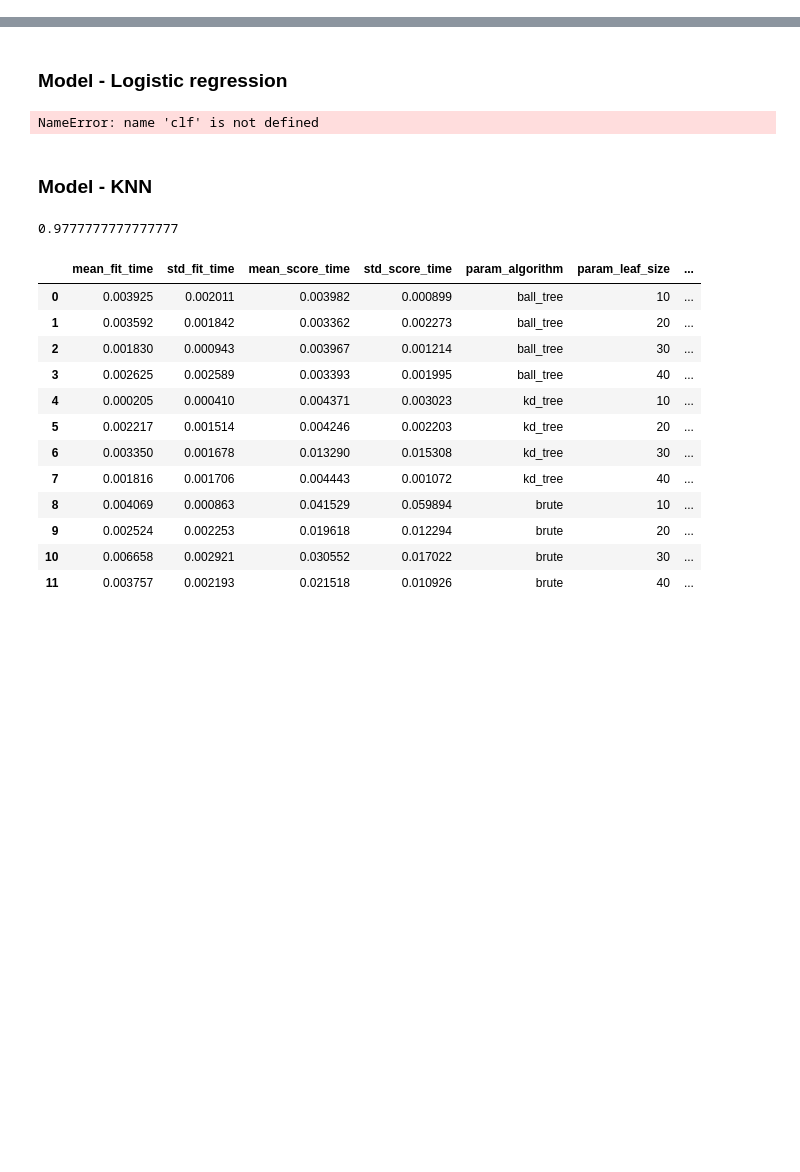
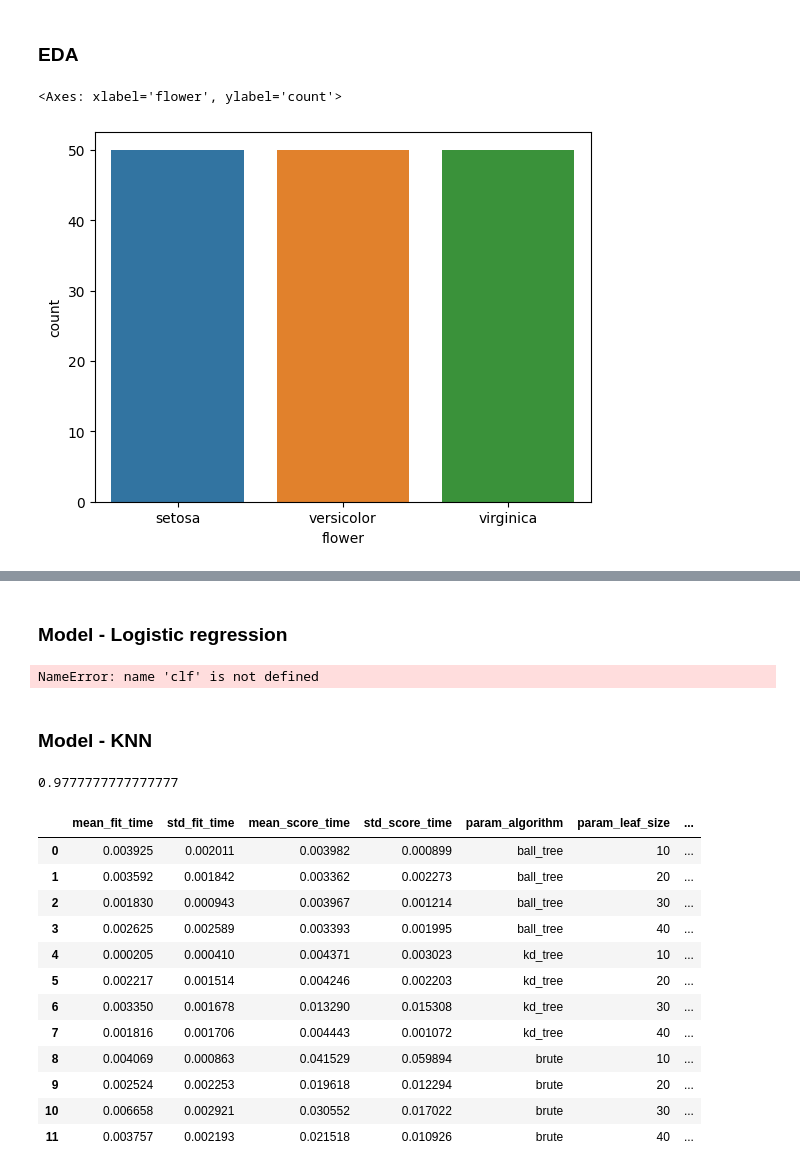
Before and after one commit to JULU909/Machine-learning-projects, a Jupyter notebook: IrisFlower/irisPrediction.ipynb, the cells around one changed output, grey strips where cells are left out. Saved outputs shown, nothing was run; the diff lists cells and outputs as text; code cells hidden in the pictures; blank space fills up the shorter version.

```diff
--- a/IrisFlower/irisPrediction.ipynb
+++ b/IrisFlower/irisPrediction.ipynb
@@ -12,0 +46,7 @@ df['flower'] = df['flower'].apply(lambda x : iris.target_names[x])
+# %% [markdown]
+### EDA
+# %%
+sns.countplot(x='flower', data=df)
+# %% [output]
+<Axes: xlabel='flower', ylabel='count'>
+[figure, added]
```
Also changed, not shown: parts of 11 cells of this notebook, 23 other files.
